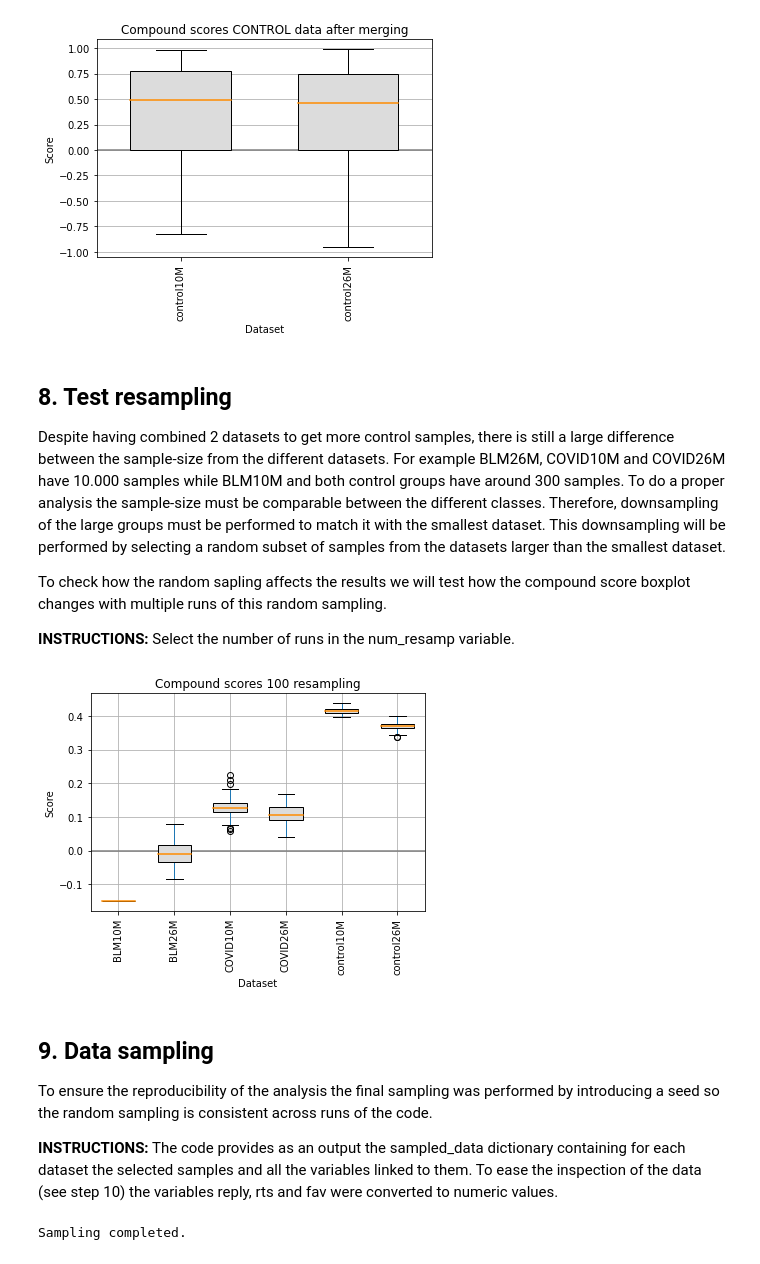
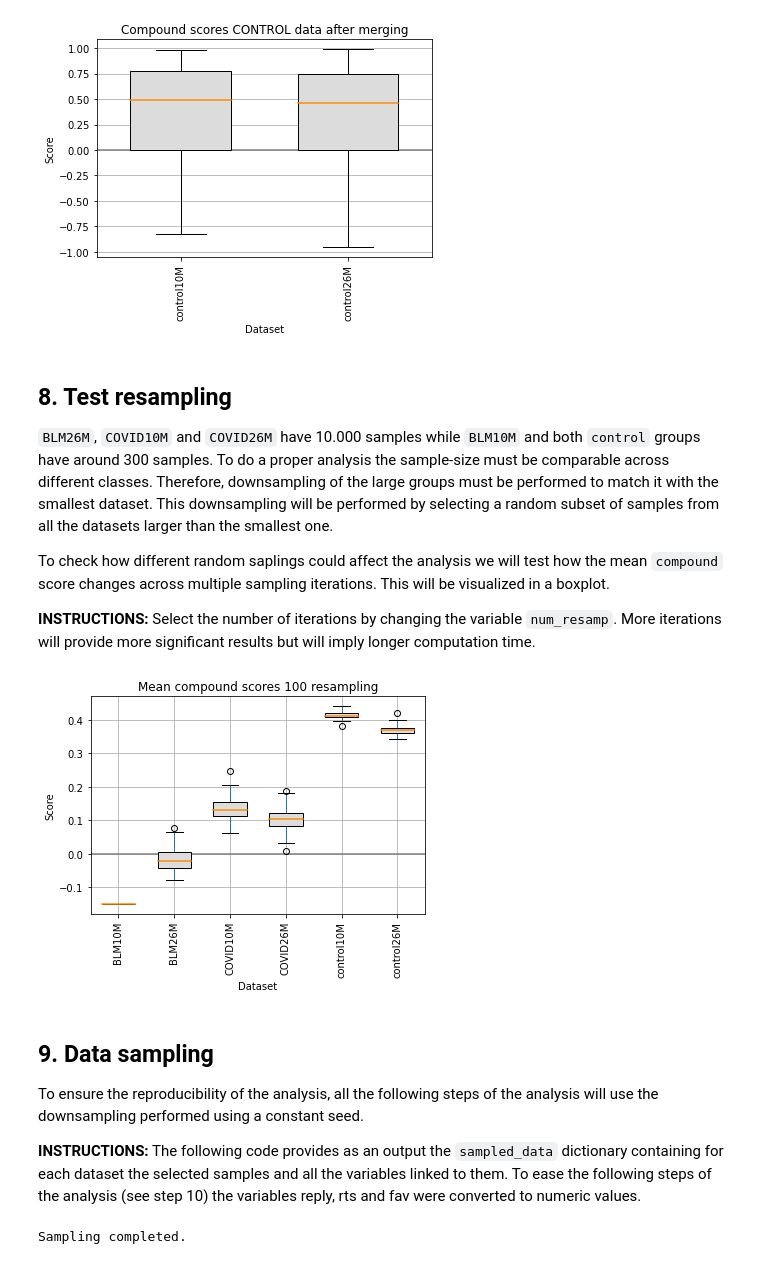
Before and after one commit to Ariein2/TwitterProject-SP, a Jupyter notebook: TwitterMainNotebook2.ipynb, the cells around one changed output. Drawn from its saved outputs; the diff is of its cells as text; code cells hidden in the pictures.

```diff
--- a/TwitterMainNotebook2.ipynb
+++ b/TwitterMainNotebook2.ipynb
@@ -237,14 +255,14 @@ variable_boxplot([scores_all['control10M']['compound'],
 [figure]
 # %% [markdown]
 ## 8. Test resampling
-Despite having combined 2 datasets to get more control samples, there is still a large difference between the sample-size from the different datasets. For example BLM26M, COVID10M and COVID26M have  10.000 samples while BLM10M and both control groups have around 300 samples. To do a proper analysis the sample-size must be comparable between the different classes. Therefore, downsampling of the large groups must be performed to match it with the smallest dataset. This downsampling will be performed by selecting a random subset of samples from the datasets larger than the smallest dataset.
+`BLM26M`, `COVID10M` and `COVID26M` have  10.000 samples while `BLM10M` and both `control` groups have around 300 samples. To do a proper analysis the sample-size must be comparable across different classes. Therefore, downsampling of the large groups must be performed to match it with the smallest dataset. This downsampling will be performed by selecting a random subset of samples from all the datasets larger than the smallest one.
 
-To check how the random sapling affects the results we will test how the compound score boxplot changes with multiple runs of this random sampling.
+To check how different random saplings could affect the analysis we will test how the mean `compound` score changes across multiple sampling iterations. This will be visualized in a boxplot.
 
-**INSTRUCTIONS:** Select the number of runs in the num_resamp variable.
+**INSTRUCTIONS:** Select the number of iterations by changing the variable `num_resamp`. More iterations will provide more significant results but will imply longer computation time.
 # %%
 #%% TEST RESAMPLING
-# Test if the downsampling performed is representative of the whole population.
+# Test if the downsmpling performed is representative of the whole population.
 
 num_resamp = 100
 
@@ -253,40 +271,40 @@ length_datasets = []
 for datas in scores_all:
     length_datasets.append(len(scores_all[datas]))
 
 # Find smallest dataset
 min_sample = min(length_datasets)
 
 sampled_data = {}
 av_repeated = {}
 
 # Repeat resampling multiple times (num_resamp)
 for resamp in range (num_resamp):
     save_comp_mean = []
     for data in scores_all:
         sampled_data[data] =  scores_all[data].sample(min_sample)
         save_comp_mean.append(np.mean(sampled_data[data]['compound']))
     av_repeated[resamp] = save_comp_mean
 
 av_repeated = pd.DataFrame(av_repeated).transpose() #necessary for boxplot
 av_repeated.columns = list(sampled_data.keys())
 
 fig, ax = plt.subplots()
 ax.axhline(y = 0, linewidth=1.5, color='grey')
 av_repeated.boxplot(patch_artist=True, widths= 0.6,
                 medianprops=dict(color='darkorange',linewidth=1.5),
                 boxprops=dict(facecolor='gainsboro', color='k'))
 plt.xlabel('Dataset')
 plt.xticks(rotation=90)
 plt.ylabel('Score')
-plt.title('Compound scores ' + str(num_resamp) + ' resampling')
+plt.title('Mean compound scores ' + str(num_resamp) + ' resampling')
 plt.show()
 # %% [output]
-[figure, old version]
+[figure, new version]
 # %% [markdown]
 ## 9. Data sampling
-To ensure the reproducibility of the analysis the final sampling was performed by introducing a seed so the random sampling is consistent across runs of the code.
+To ensure the reproducibility of the analysis, all the following steps of the analysis will use the downsampling performed using a constant seed.
 
-**INSTRUCTIONS:** The code provides as an output the sampled_data dictionary containing for each dataset the selected samples and all the variables linked to them. To ease the inspection of the data (see step 10) the variables reply, rts and fav were converted to numeric values.
+**INSTRUCTIONS:** The following code provides as an output the `sampled_data` dictionary containing for each dataset the selected samples and all the variables linked to them. To ease the following steps of the analysis (see step 10) the variables reply, rts and fav were converted to numeric values.
 # %%
 #%% DATA SAMPLING: Select a random subset of data (constant seed)
 
```
Also changed, not shown: parts of 16 cells of this notebook.
